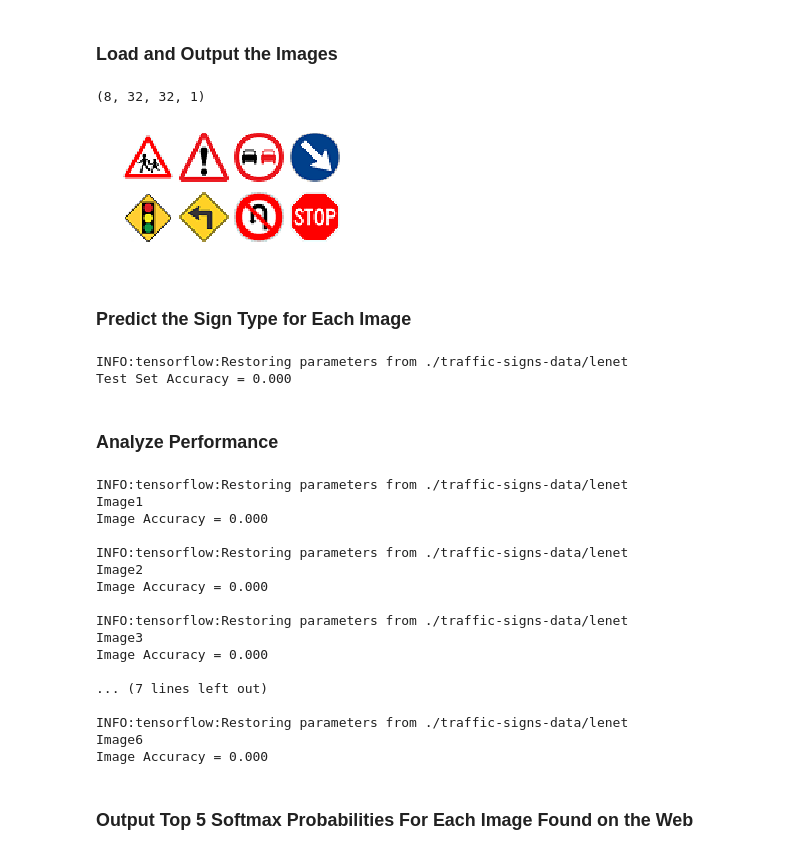
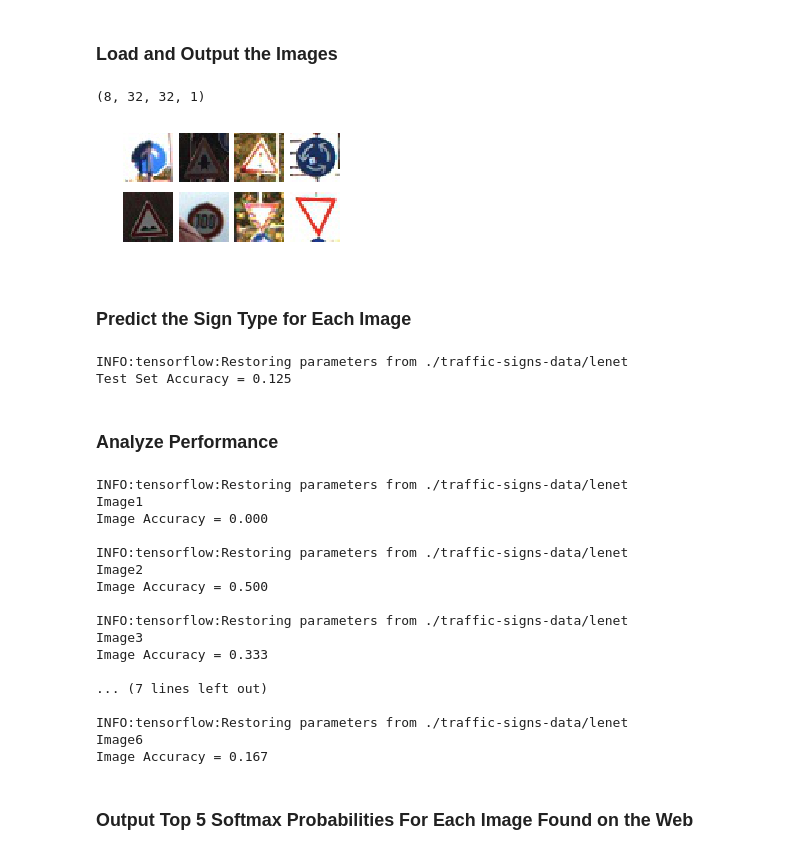
Before and after one commit to alchemz/CarND_P2_Traffic_Sign_Classifier, a Jupyter notebook: CarND-Traffic-Sign-Classifier-Project/Traffic_Sign_Classifier.ipynb, the cells around one changed output. Cells and saved outputs as stored; diff of their text form; code cells hidden in the pictures.

```diff
--- a/CarND-Traffic-Sign-Classifier-Project/Traffic_Sign_Classifier.ipynb
+++ b/CarND-Traffic-Sign-Classifier-Project/Traffic_Sign_Classifier.ipynb
@@ -490,34 +490,34 @@ You may find `signnames.csv` useful as it contains mappings from the class id (i
 # %%
 ### Load the images and plot them here.
 ### Feel free to use as many code cells as needed.
 #reading in an image
 import glob
 import matplotlib.image as mpimg
 import cv2
 from numpy import array
 
 fig, axs = plt.subplots(2,4, figsize=(4, 2))
 fig.subplots_adjust(hspace = .2, wspace=.001)
 axs = axs.ravel()
 
 my_images = []
 
-for i, img in enumerate(glob.glob('./traffic-signs-data/test-images/*.png')):
+for i, img in enumerate(glob.glob('./test-images/*.jpg')):
     image = cv2.imread(img)
     axs[i].axis('off')
     axs[i].imshow(cv2.cvtColor(image, cv2.COLOR_BGR2RGB))
     my_images.append(image)
 
 my_images = np.asarray(my_images)
 
 my_images_gray = np.sum(my_images/3, axis=3, keepdims=True)
 
 my_images_normalized = (my_images_gray - 128)/128
 
 print(my_images_normalized.shape)
 # %% [output]
 (8, 32, 32, 1)
-[figure, old version]
+[figure, new version]
 # %% [markdown]
 ### Predict the Sign Type for Each Image
 # %%
@@ -534,7 +534,7 @@ with tf.Session() as sess:
     print("Test Set Accuracy = {:.3f}".format(my_accuracy))
 # %% [output]
 INFO:tensorflow:Restoring parameters from ./traffic-signs-data/lenet
-Test Set Accuracy = 0.000
+Test Set Accuracy = 0.125
 # %% [markdown]
 ### Analyze Performance
 # %%
@@ -561,17 +561,17 @@ Image Accuracy = 0.000
 
 INFO:tensorflow:Restoring parameters from ./traffic-signs-data/lenet
 Image2
-Image Accuracy = 0.000
+Image Accuracy = 0.500
 
 INFO:tensorflow:Restoring parameters from ./traffic-signs-data/lenet
 Image3
-Image Accuracy = 0.000
+Image Accuracy = 0.333
 
 ... (7 lines left out)
 
 INFO:tensorflow:Restoring parameters from ./traffic-signs-data/lenet
 Image6
-Image Accuracy = 0.000
+Image Accuracy = 0.167
 # %% [markdown]
 ### Output Top 5 Softmax Probabilities For Each Image Found on the Web
 # %% [markdown]
```
Also changed, not shown: parts of 6 cells of this notebook, 12 other files.
